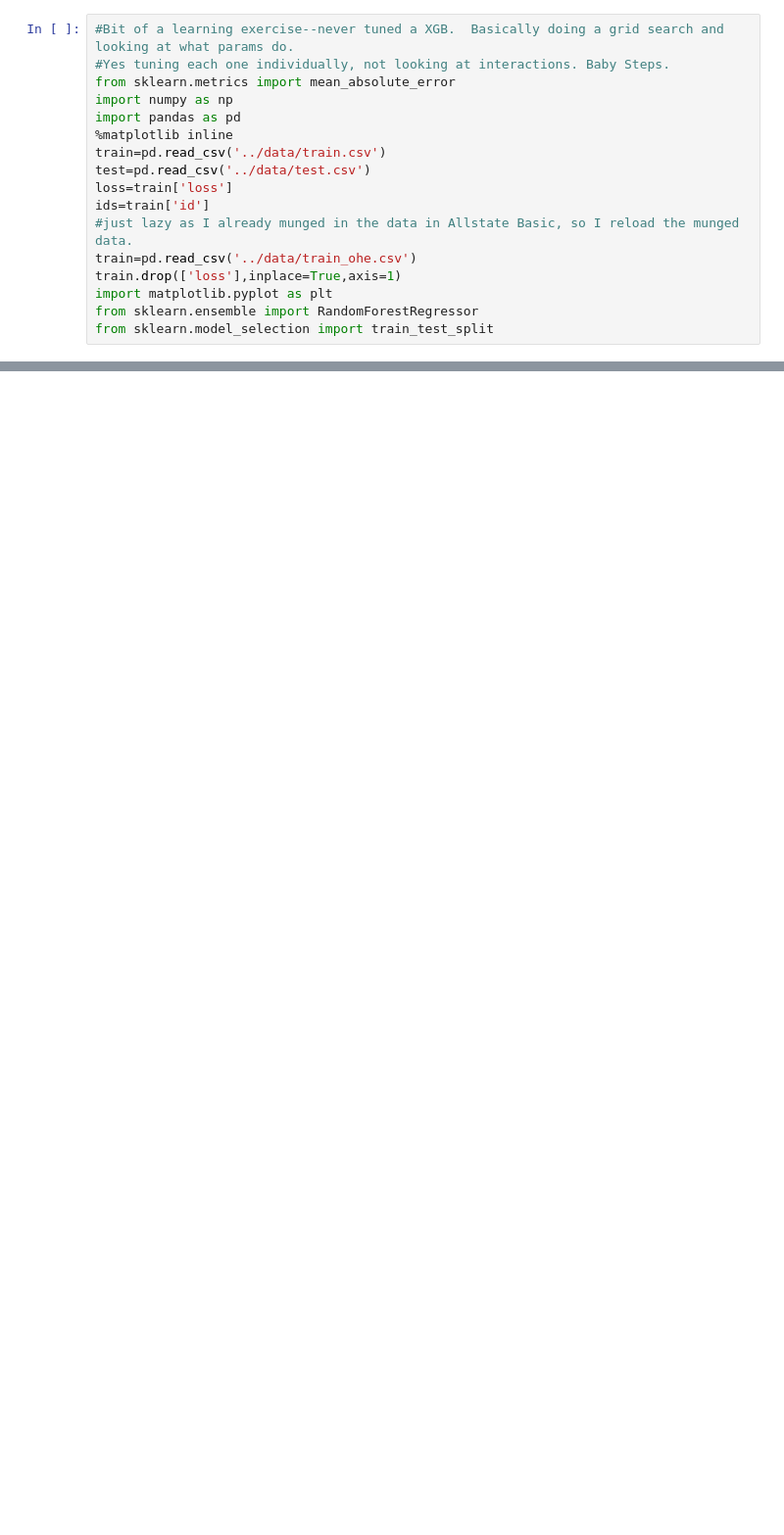
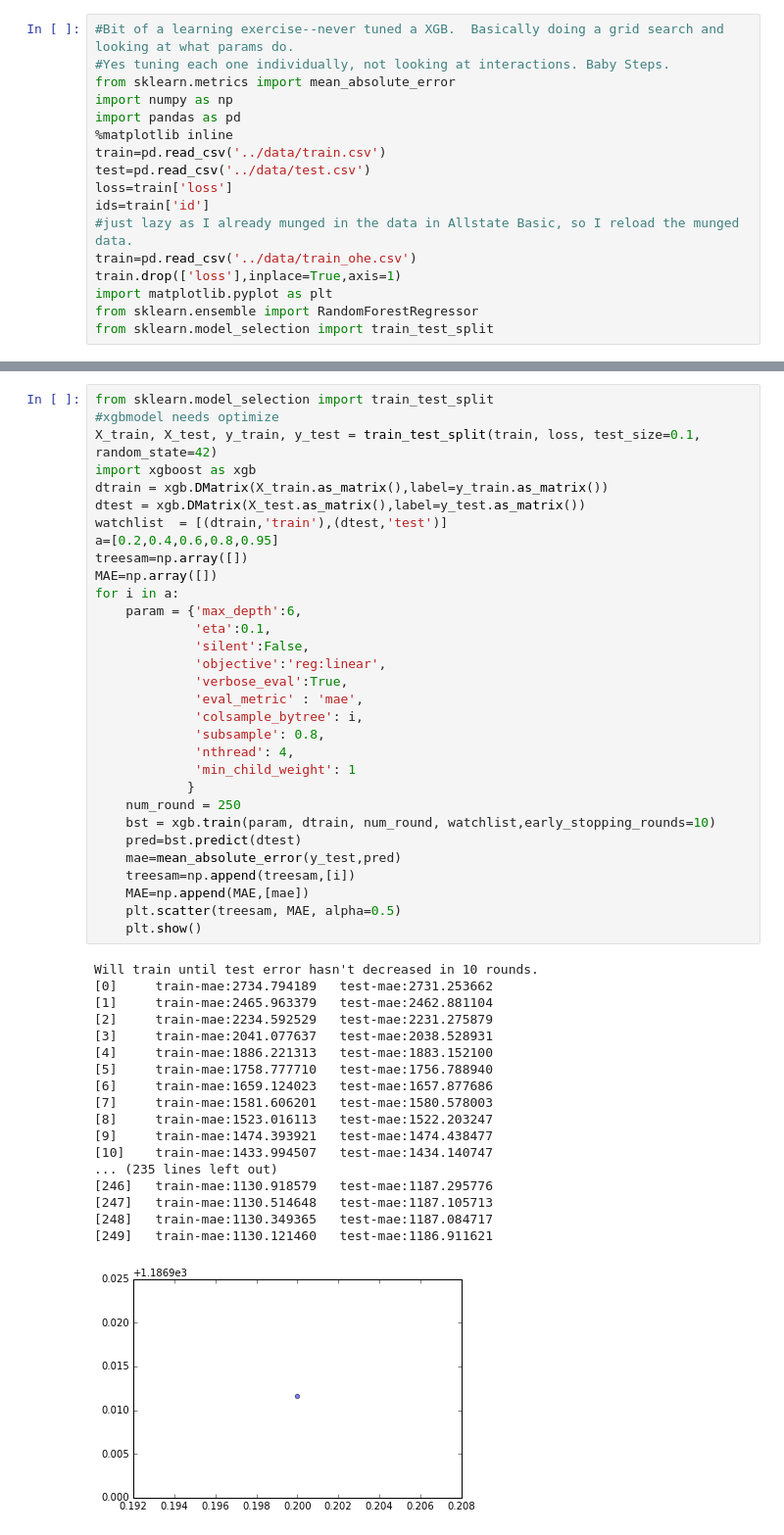
Before and after one commit to rdslater/Allstate, a Jupyter notebook: XGB tune.ipynb, the cells around one changed output, grey strips where cells are left out. Shown at 98% size. Saved outputs shown, nothing was run; the diff lists cells and outputs as text; blank space fills up the shorter version.

```diff
--- a/XGB tune.ipynb
+++ b/XGB tune.ipynb
@@ -76,0 +154,50 @@ mae
+# %%
+from sklearn.model_selection import train_test_split
+#xgbmodel needs optimize
+X_train, X_test, y_train, y_test = train_test_split(train, loss, test_size=0.1, random_state=42)
+import xgboost as xgb
+dtrain = xgb.DMatrix(X_train.as_matrix(),label=y_train.as_matrix())
+dtest = xgb.DMatrix(X_test.as_matrix(),label=y_test.as_matrix())
+watchlist  = [(dtrain,'train'),(dtest,'test')]
+a=[0.2,0.4,0.6,0.8,0.95]
+treesam=np.array([])
+MAE=np.array([])
+for i in a:
+    param = {'max_depth':6,
+             'eta':0.1,
+             'silent':False,
+             'objective':'reg:linear',
+             'verbose_eval':True,
+             'eval_metric' : 'mae',
+             'colsample_bytree': i,
+             'subsample': 0.8,
+             'nthread': 4,
+             'min_child_weight': 1
+            }
+    num_round = 250
+    bst = xgb.train(param, dtrain, num_round, watchlist,early_stopping_rounds=10)
+    pred=bst.predict(dtest)
+    mae=mean_absolute_error(y_test,pred)
+    treesam=np.append(treesam,[i])
+    MAE=np.append(MAE,[mae])
+    plt.scatter(treesam, MAE, alpha=0.5)
+    plt.show()
+# %% [output]
+Will train until test error hasn't decreased in 10 rounds.
+[0]     train-mae:2734.794189   test-mae:2731.253662
+[1]     train-mae:2465.963379   test-mae:2462.881104
+[2]     train-mae:2234.592529   test-mae:2231.275879
+[3]     train-mae:2041.077637   test-mae:2038.528931
+[4]     train-mae:1886.221313   test-mae:1883.152100
+[5]     train-mae:1758.777710   test-mae:1756.788940
+[6]     train-mae:1659.124023   test-mae:1657.877686
+[7]     train-mae:1581.606201   test-mae:1580.578003
+[8]     train-mae:1523.016113   test-mae:1522.203247
+[9]     train-mae:1474.393921   test-mae:1474.438477
+[10]    train-mae:1433.994507   test-mae:1434.140747
+... (235 lines left out)
+[246]   train-mae:1130.918579   test-mae:1187.295776
+[247]   train-mae:1130.514648   test-mae:1187.105713
+[248]   train-mae:1130.349365   test-mae:1187.084717
+[249]   train-mae:1130.121460   test-mae:1186.911621
+[figure, added]
```
Also changed, not shown: parts of 7 cells of this notebook.
